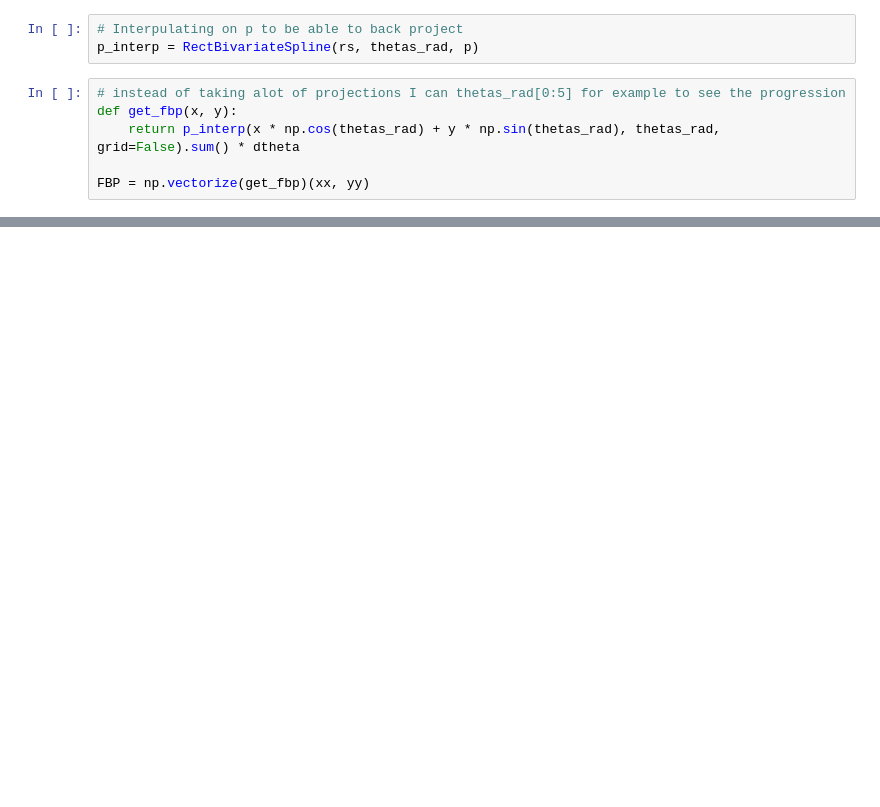
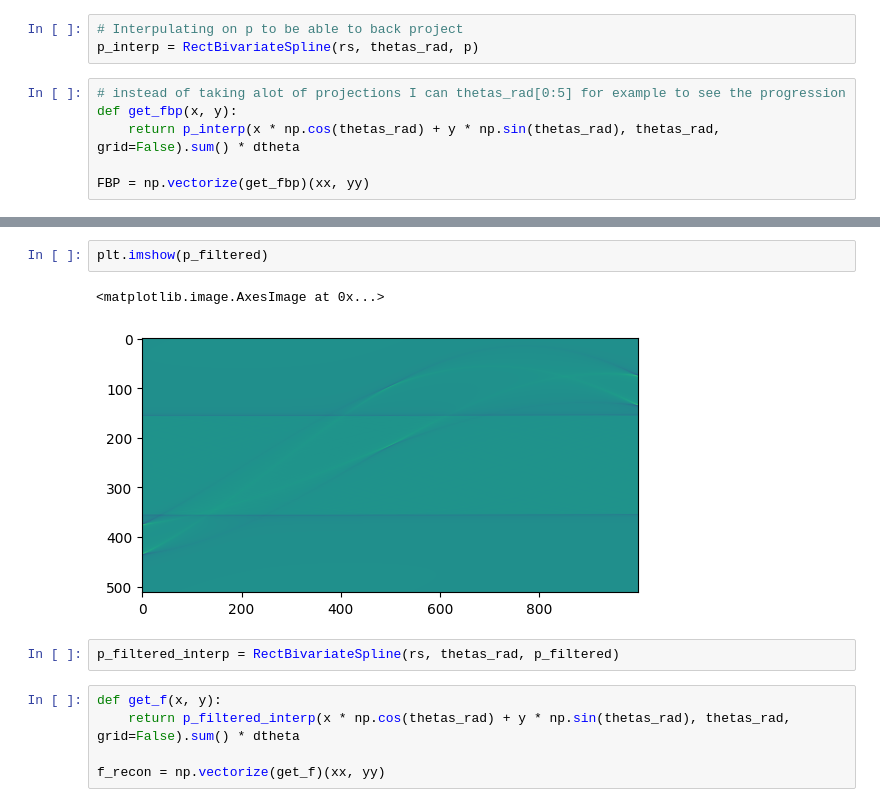
Before and after one commit to TomerFriling/reconstruction_examples_for_master, a Jupyter notebook: back_projection.ipynb, the cells around one changed output, grey strips where cells are left out. Cells and saved outputs as stored; diff of their text form; blank space fills up the shorter version.

```diff
--- a/back_projection.ipynb
+++ b/back_projection.ipynb
@@ -111,0 +126,12 @@ plt.show()
+# %%
+plt.imshow(p_filtered)
+# %% [output]
+<matplotlib.image.AxesImage at 0x...>
+[figure, added]
+# %%
+p_filtered_interp = RectBivariateSpline(rs, thetas_rad, p_filtered)
+# %%
+def get_f(x, y):
+    return p_filtered_interp(x * np.cos(thetas_rad) + y * np.sin(thetas_rad), thetas_rad, grid=False).sum() * dtheta
+
+f_recon = np.vectorize(get_f)(xx, yy)
```
Also changed, not shown: parts of 11 cells of this notebook, 20 other files.
